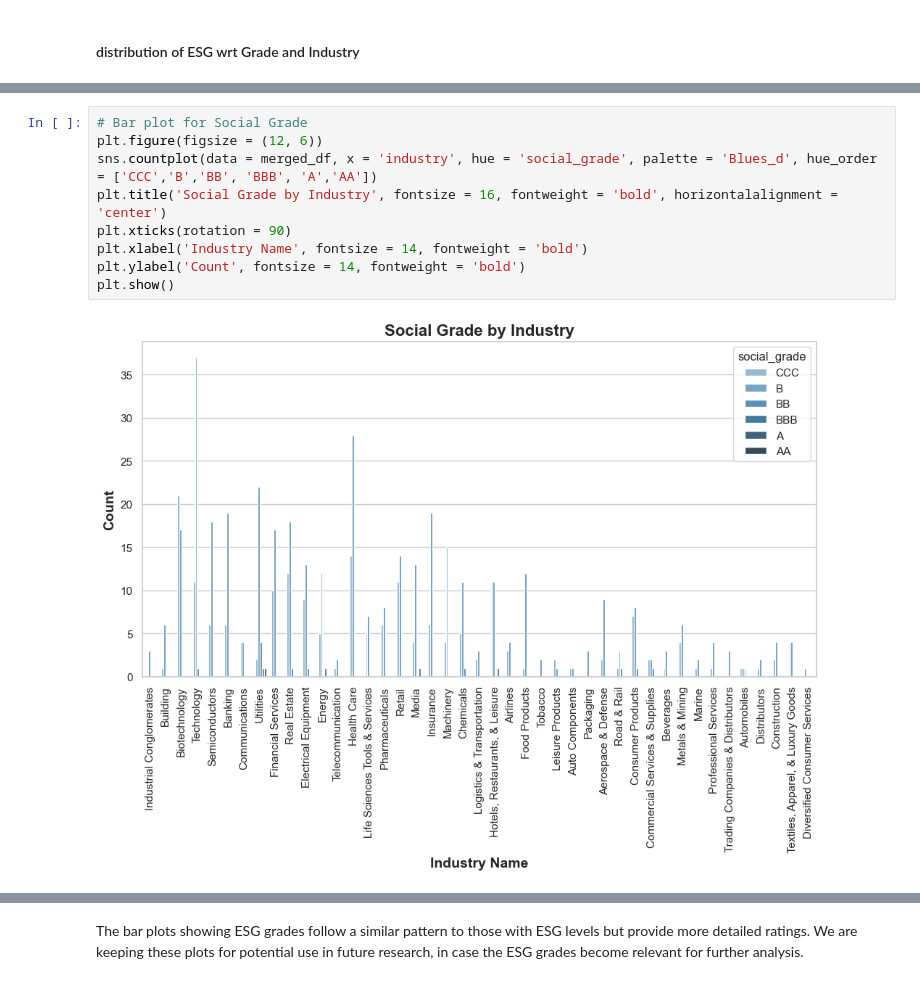
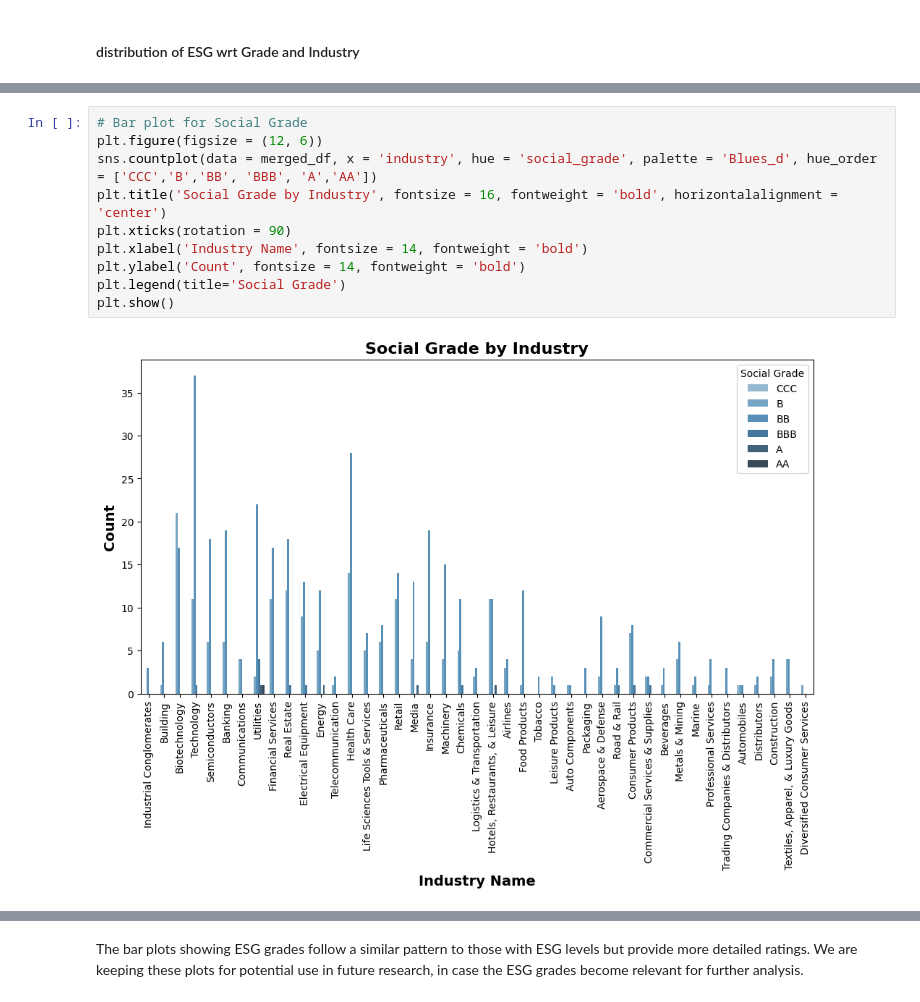
Before and after one commit to anushabishayee/info2950_finalproject, a Jupyter notebook: Phase2..ipynb, the cells around one changed output, grey strips where cells are left out. Drawn from its saved outputs; the diff is of its cells as text.

```diff
--- a/Phase2..ipynb
+++ b/Phase2..ipynb
@@ -608,14 +612,15 @@ plt.show()
 # %%
 # Bar plot for Social Grade
 plt.figure(figsize = (12, 6))
 sns.countplot(data = merged_df, x = 'industry', hue = 'social_grade', palette = 'Blues_d', hue_order = ['CCC','B','BB', 'BBB', 'A','AA'])
 plt.title('Social Grade by Industry', fontsize = 16, fontweight = 'bold', horizontalalignment = 'center')
 plt.xticks(rotation = 90)
 plt.xlabel('Industry Name', fontsize = 14, fontweight = 'bold')
 plt.ylabel('Count', fontsize = 14, fontweight = 'bold')
+plt.legend(title='Social Grade')
 plt.show()
 # %% [output]
-[figure, old version]
+[figure, new version]
 # %%
 # Bar plot for Governance Grade
 plt.figure(figsize = (12, 6))
```
Also changed, not shown: parts of 18 cells of this notebook.
